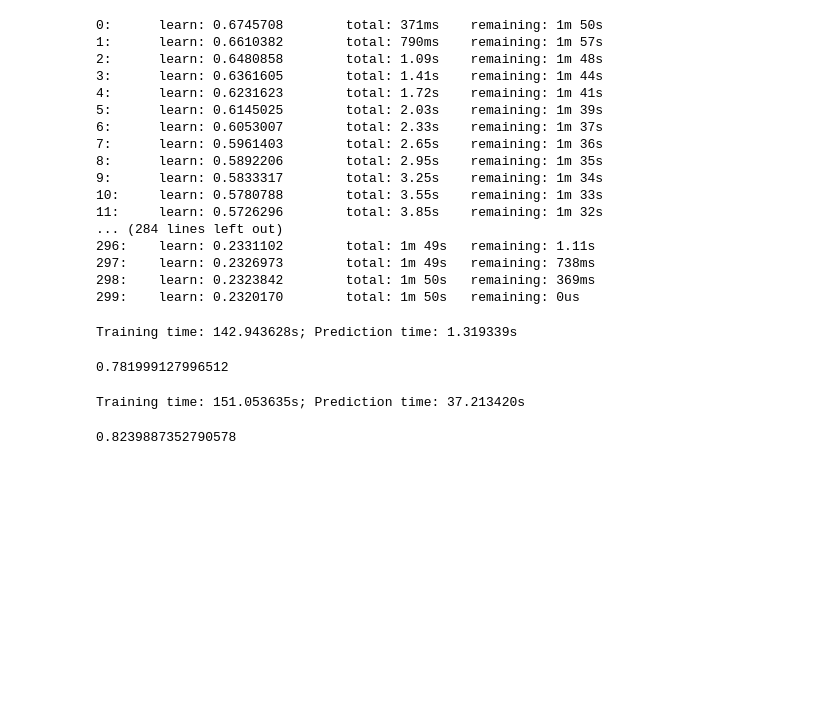
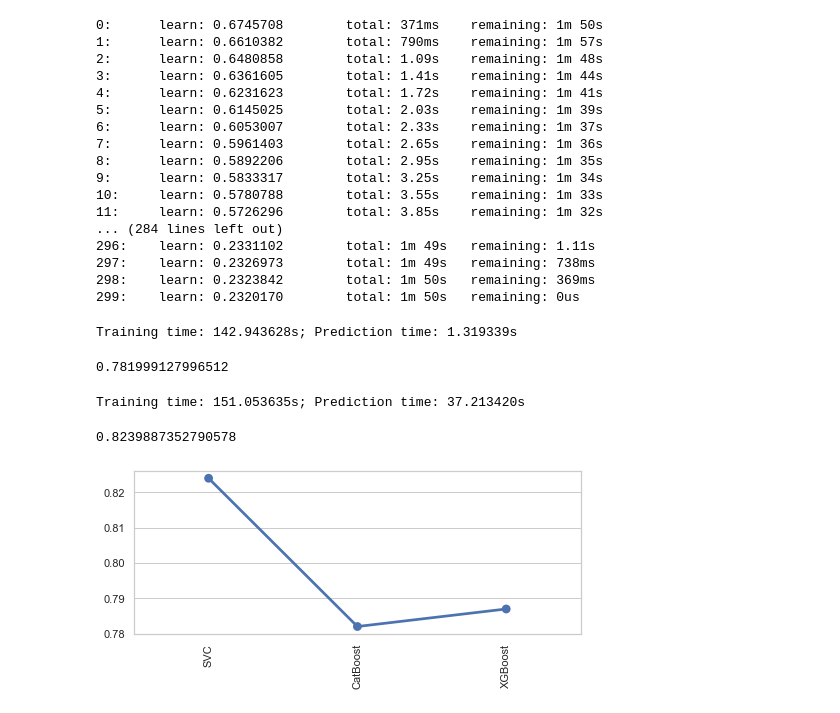
Before and after one commit to Krittika20/Review_sentiment-recommendation, a Jupyter notebook: 4_Prediction.ipynb, the cells around one changed output. Saved outputs shown, nothing was run; the diff lists cells and outputs as text; code cells hidden in the pictures; blank space fills up the shorter version.

```diff
--- a/4_Prediction.ipynb
+++ b/4_Prediction.ipynb
@@ -134,0 +140,15 @@ svc_f1Score
+# %%
+f1_scores = [svc_f1Score, cat_f1Score, xg_f1Score]
+train_time = [svc_time_linear_train, cat_time_linear_train, xg_time_linear_train]
+predict_time = [svc_time_linear_predict, cat_time_linear_predict, xg_time_linear_predict]
+algo_name = ["SVC", "CatBoost", "XGBoost"]
+
+import seaborn as sns
+import matplotlib.pyplot as plt
+plt.figure(figsize=(8,3))
+sns.set_theme(style = "whitegrid")
+ax = sns.pointplot(x = algo_name, y = f1_scores)
+ax.set_xticklabels(ax.get_xticklabels() , rotation = 90)
+plt.show()
+# %% [output]
+[figure, added]
```
Also changed, not shown: parts of 5 cells of this notebook.
